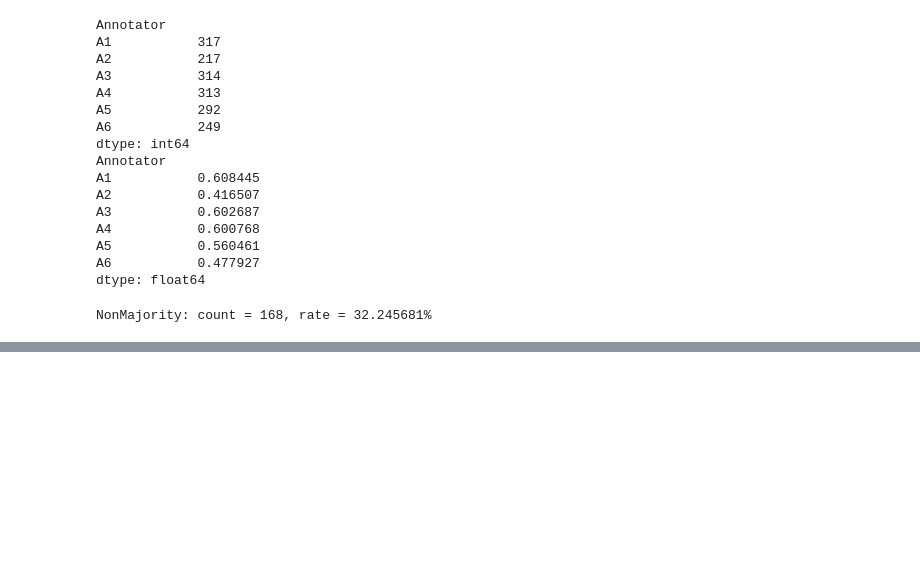
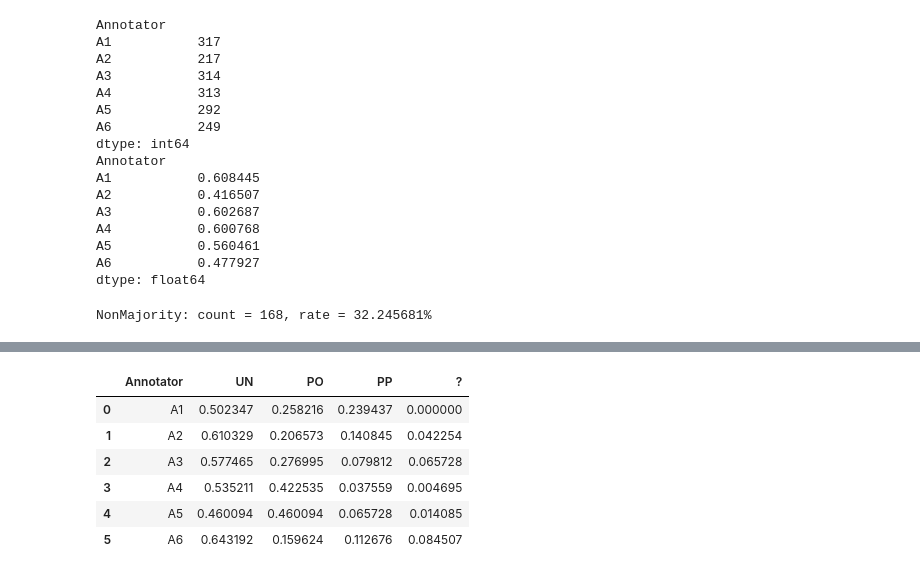
Before and after one commit to zenodarani/hackathon_tweet, a Jupyter notebook: descriptive_analysis/notebooks/descriptive_analysis.ipynb, the cells around one changed output, grey strips where cells are left out. Cells and saved outputs as stored; diff of their text form; code cells hidden in the pictures; blank space fills up the shorter version.

```diff
--- a/descriptive_analysis/notebooks/descriptive_analysis.ipynb
+++ b/descriptive_analysis/notebooks/descriptive_analysis.ipynb
@@ -172,0 +216,17 @@ weighted avg       0.66      0.69      0.62       131
+# %%
+round1[NA] = round1[NA].fillna(0)
+round1.iloc[0,1:] = round1.iloc[0,1:].map(lambda x: x/round1.iloc[0,1:].sum())
+round1.iloc[1,1:] = round1.iloc[1,1:].map(lambda x: x/round1.iloc[1,1:].sum())
+round1.iloc[2,1:] = round1.iloc[2,1:].map(lambda x: x/round1.iloc[2,1:].sum())
+round1.iloc[3,1:] = round1.iloc[3,1:].map(lambda x: x/round1.iloc[3,1:].sum())
+round1.iloc[4,1:] = round1.iloc[4,1:].map(lambda x: x/round1.iloc[4,1:].sum())
+round1.iloc[5,1:] = round1.iloc[5,1:].map(lambda x: x/round1.iloc[5,1:].sum())
+round1
+# %% [output]
+|  | Annotator | UN | PO | PP | ? |
+| 0 | A1 | 0.502347 | 0.258216 | 0.239437 | 0.000000 |
+| 1 | A2 | 0.610329 | 0.206573 | 0.140845 | 0.042254 |
+| 2 | A3 | 0.577465 | 0.276995 | 0.079812 | 0.065728 |
+| 3 | A4 | 0.535211 | 0.422535 | 0.037559 | 0.004695 |
+| 4 | A5 | 0.460094 | 0.460094 | 0.065728 | 0.014085 |
+| 5 | A6 | 0.643192 | 0.159624 | 0.112676 | 0.084507 |
```
Also changed, not shown: parts of 7 cells of this notebook.
